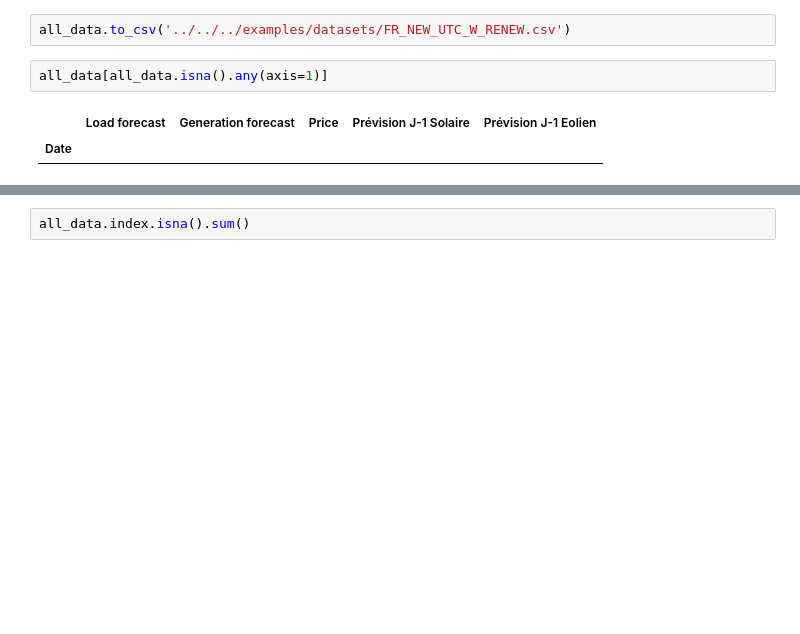
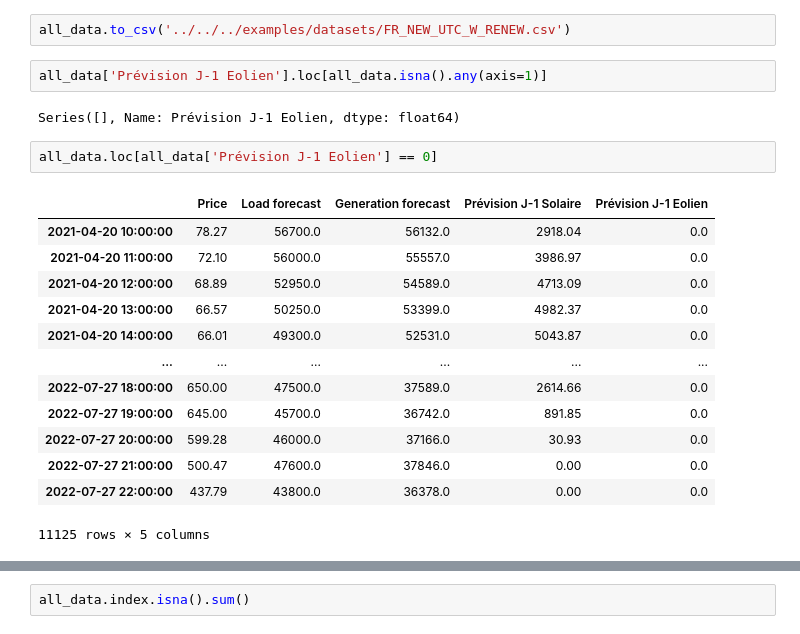
Before and after one commit to dodofit/fil_rouge, a Jupyter notebook: notebook_projet/dorian/new_features_testing/generation_forecast_dataset_building.ipynb, the cells around one changed output, grey strips where cells are left out. Drawn from its saved outputs; the diff is of its cells as text; blank space fills up the shorter version.

```diff
--- a/notebook_projet/dorian/new_features_testing/generation_forecast_dataset_building.ipynb
+++ b/notebook_projet/dorian/new_features_testing/generation_forecast_dataset_building.ipynb
@@ -236,10 +277,25 @@ all_data.insert(0,'Price' ,price)
 # %%
 all_data.to_csv('../../../examples/datasets/FR_NEW_UTC_W_RENEW.csv')
 # %%
-all_data[all_data.isna().any(axis=1)]
+all_data['Prévision J-1 Eolien'].loc[all_data.isna().any(axis=1)]
 # %% [output]
-|  | Load forecast | Generation forecast | Price | Prévision J-1 Solaire | Prévision J-1 Eolien |
-| Date |  |  |  |  |  |
+Series([], Name: Prévision J-1 Eolien, dtype: float64)
+# %%
+all_data.loc[all_data['Prévision J-1 Eolien'] == 0]
+# %% [output]
+|  | Price | Load forecast | Generation forecast | Prévision J-1 Solaire | Prévision J-1 Eolien |
+| 2021-04-20 10:00:00 | 78.27 | 56700.0 | 56132.0 | 2918.04 | 0.0 |
+| 2021-04-20 11:00:00 | 72.10 | 56000.0 | 55557.0 | 3986.97 | 0.0 |
+| 2021-04-20 12:00:00 | 68.89 | 52950.0 | 54589.0 | 4713.09 | 0.0 |
+| 2021-04-20 13:00:00 | 66.57 | 50250.0 | 53399.0 | 4982.37 | 0.0 |
+| 2021-04-20 14:00:00 | 66.01 | 49300.0 | 52531.0 | 5043.87 | 0.0 |
+| ... | ... | ... | ... | ... | ... |
+| 2022-07-27 18:00:00 | 650.00 | 47500.0 | 37589.0 | 2614.66 | 0.0 |
+| 2022-07-27 19:00:00 | 645.00 | 45700.0 | 36742.0 | 891.85 | 0.0 |
+| 2022-07-27 20:00:00 | 599.28 | 46000.0 | 37166.0 | 30.93 | 0.0 |
+| 2022-07-27 21:00:00 | 500.47 | 47600.0 | 37846.0 | 0.00 | 0.0 |
+| 2022-07-27 22:00:00 | 437.79 | 43800.0 | 36378.0 | 0.00 | 0.0 |
+11125 rows × 5 columns
 # %%
 all_data.loc[:,all_data.isna().any(axis=0)]
 # %% [output]
```
Also changed, not shown: parts of 12 cells of this notebook, 4 other files.
